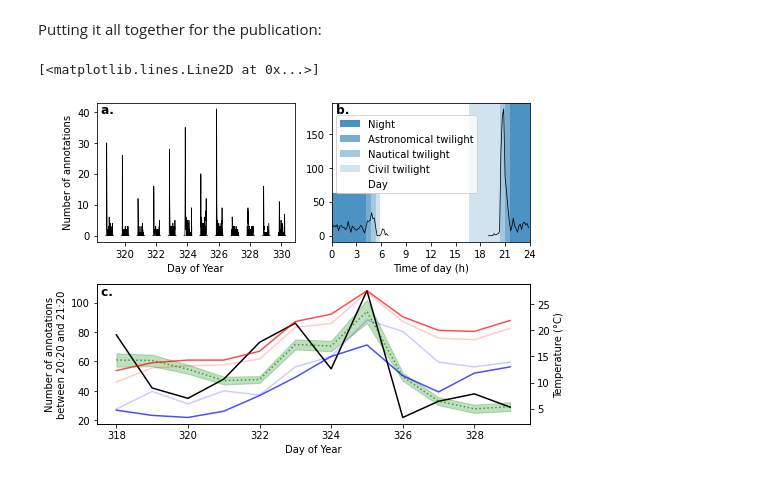
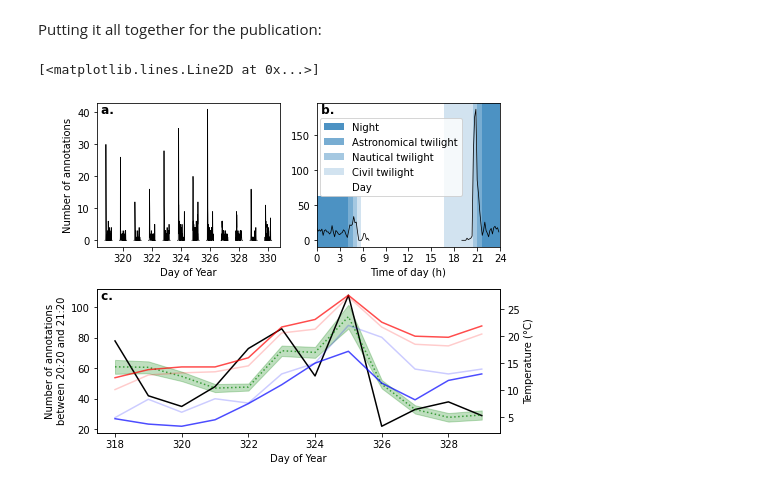
Before and after one commit to J-Wall/camfi, a Jupyter notebook: examples/activity_analysis.ipynb, the cells around one changed output. Saved outputs shown, nothing was run; the diff lists cells and outputs as text; code cells hidden in the pictures.

Commit message:
180 mm wide figures

```diff
--- a/examples/activity_analysis.ipynb
+++ b/examples/activity_analysis.ipynb
@@ -748,9 +748,12 @@ ax4.legend(loc="upper right")
 # %% [markdown]
 Putting it all together for the publication:
 # %%
+fig_width = 180  # mm
+fig_width /= 25.4  # inches
+fig_height = fig_width * 3 / 4
+
 fig = plt.figure(
-    figsize=(7.5, 5.2),
-    #dpi=1000.0,
+    figsize=(fig_width, fig_height),
     tight_layout=True,
 )
 title_y = 0.88
@@ -876,32 +879,32 @@ ax4.plot(
     c="b",
     alpha=0.7,
     label="Minimum temperature (C)",
 )
 ax4.plot(
     maelstrom_weather["dayofyear"],
     maelstrom_weather["temperature_9am_degC"],
     c="b",
     alpha=0.2,
     label="9am Temperature (C)",
 )
 
 ax3.fill_between(
     maelstrom_weather["dayofyear"],
     prediction.predicted_mean - prediction.se_mean,
     prediction.predicted_mean + prediction.se_mean,
     color="g",
     alpha=0.25,
     label="SE(Prediction)",
 )
 ax3.plot(
     maelstrom_weather["dayofyear"],
     prediction.predicted_mean,
     c="g",
     alpha=0.7,
     linestyle="dotted",
     label="Prediction",
 )
 # %% [output]
 [<matplotlib.lines.Line2D at 0x...>]
-[figure, old version]
+[figure, new version]
 # %%
```
Also changed, not shown: parts of 5 cells of this notebook, 5 other files.
